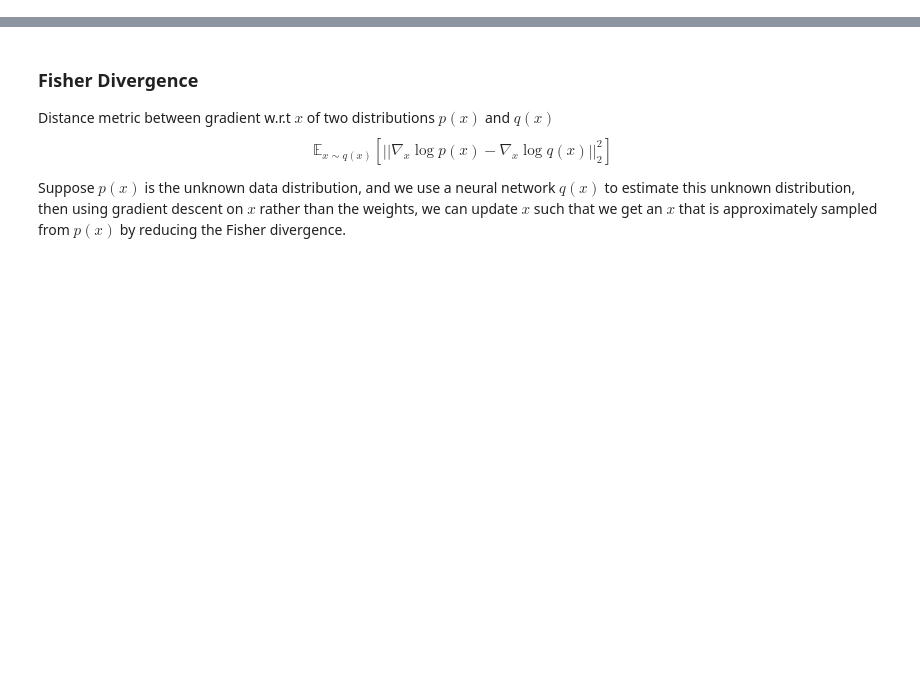
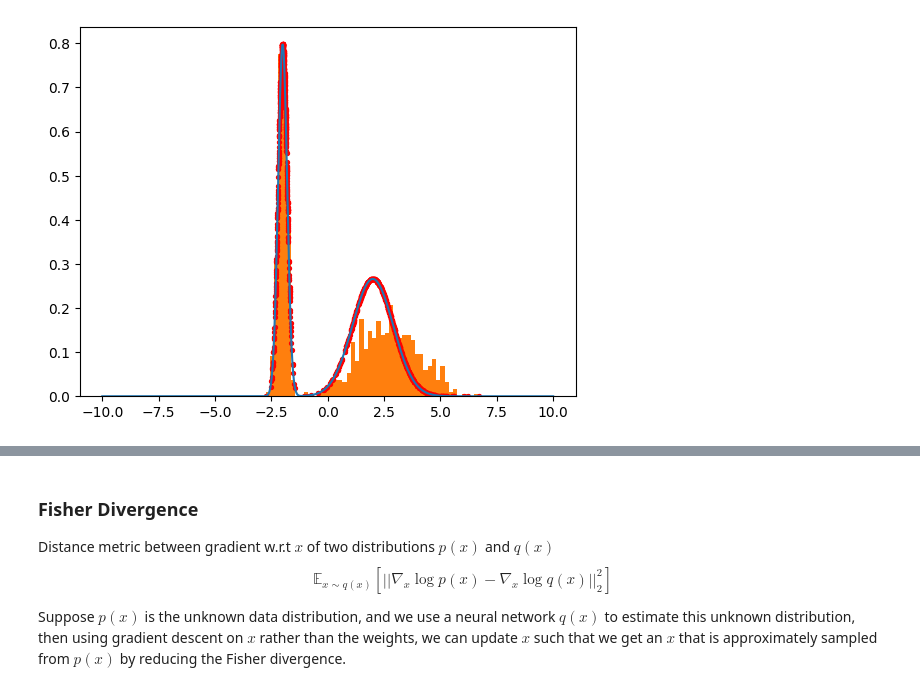
Before and after one commit to Janko-dev/generative_modeling, a Jupyter notebook: notebooks/score_based_models.ipynb, the cells around one changed output, grey strips where cells are left out. Drawn from its saved outputs; the diff is of its cells as text; code cells hidden in the pictures; blank space fills up the shorter version.

```diff
--- a/notebooks/score_based_models.ipynb
+++ b/notebooks/score_based_models.ipynb
@@ -144,0 +129,7 @@ plt.scatter(x_ts, p(x_ts), s=6, c='r')
+# %%
+plt.plot(x, p_x)
+plt.hist(x_ts[-1], density=True, bins=50)
+plt.scatter(x_ts[-1], p(x_ts[-1]), s=8, c='r')
+plt.show()
+# %% [output]
+[figure, added]
```
Also changed, not shown: parts of 8 cells of this notebook, 2 other files.
